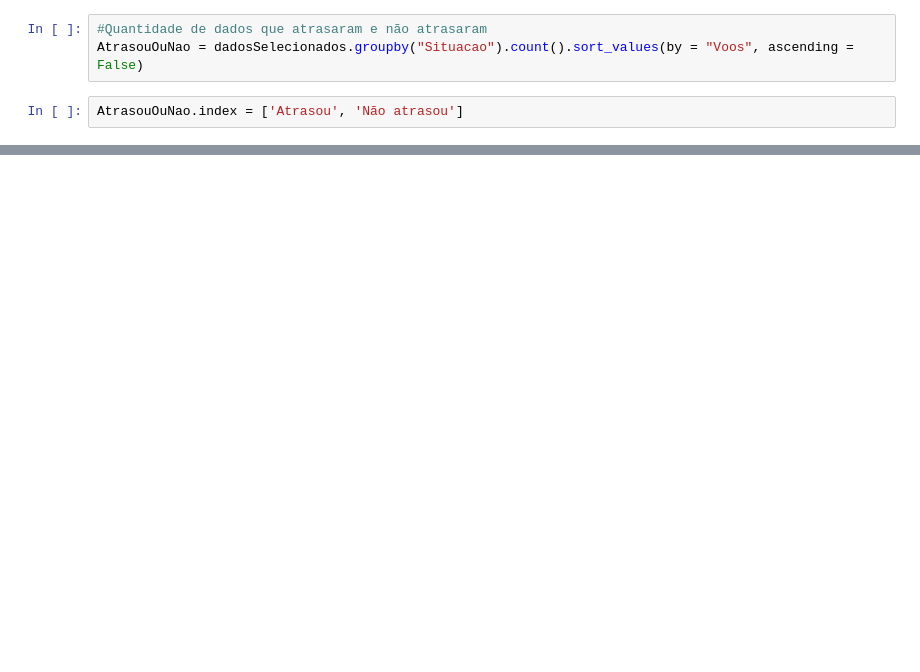
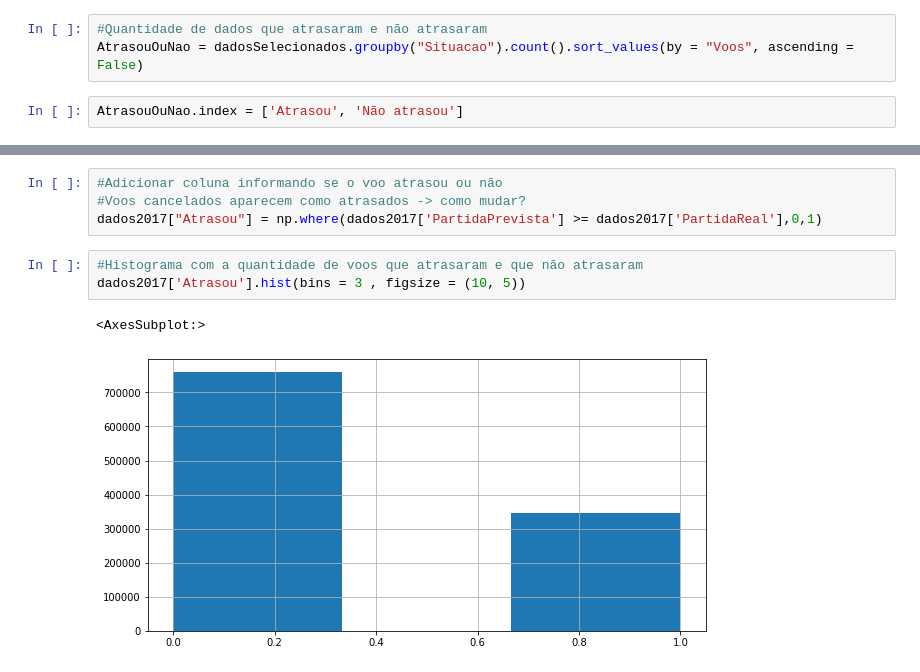
Before and after one commit to rafaelbsfarias/Projeto01_MATA62, a Jupyter notebook: 2_Tratando_Dados_e_Visualização.ipynb, the cells around one changed output, grey strips where cells are left out. Saved outputs shown, nothing was run; the diff lists cells and outputs as text; blank space fills up the shorter version.

```diff
--- a/2_Tratando_Dados_e_Visualização.ipynb
+++ b/2_Tratando_Dados_e_Visualização.ipynb
@@ -144,0 +292,10 @@ dadosSelecionados.head()
+# %%
+#Adicionar coluna informando se o voo atrasou ou não
+#Voos cancelados aparecem como atrasados -> como mudar?
+dados2017["Atrasou"] = np.where(dados2017['PartidaPrevista'] >= dados2017['PartidaReal'],0,1)
+# %%
+#Histograma com a quantidade de voos que atrasaram e que não atrasaram
+dados2017['Atrasou'].hist(bins = 3 , figsize = (10, 5))
+# %% [output]
+<AxesSubplot:>
+[figure, added]
```
Also changed, not shown: parts of 33 cells of this notebook.
